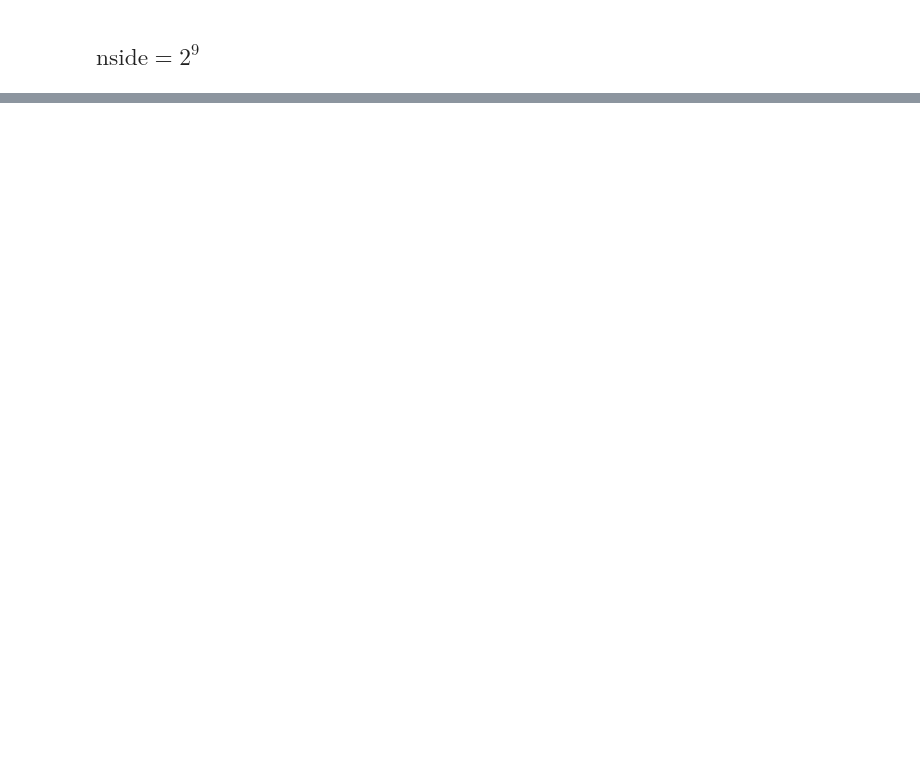
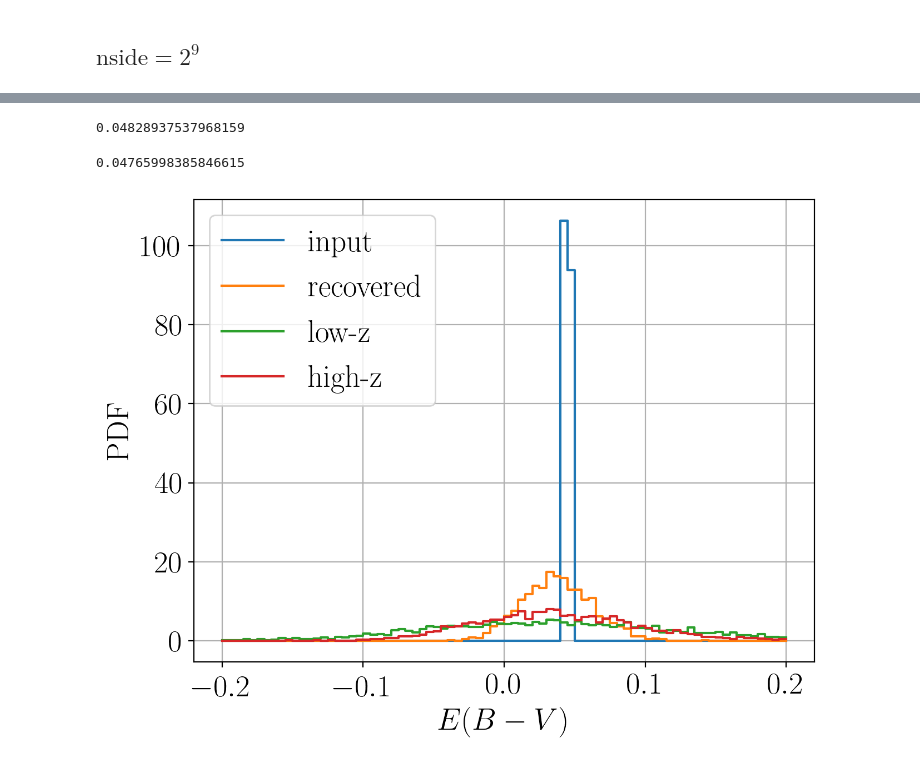
Before and after one commit to MBravoS/MW_dust_galcat, a Jupyter notebook: MW_dust_final_plots.ipynb, the cells around one changed output, grey strips where cells are left out. Saved outputs shown, nothing was run; the diff lists cells and outputs as text; code cells hidden in the pictures; blank space fills up the shorter version.

```diff
--- a/MW_dust_final_plots.ipynb
+++ b/MW_dust_final_plots.ipynb
@@ -323,0 +324,17 @@ plot.show()
+# %%
+np.median(map_Buz_r248_n9['input_map'])
+# %% [output]
+0.04828937537968159
+# %%
+np.median(map_GAL_r248_n9['input_map'])
+# %% [output]
+0.04765998385846615
+# %%
+sp.hist([map_Buz_r260_n9['input_map'].loc[(map_Buz_r260_n9['input_map']>0.04)&(map_Buz_r260_n9['input_map']<0.05)],
+         map_Buz_r260_n9['output_map'][(map_Buz_r260_n9['input_map']>0.04)&(map_Buz_r260_n9['input_map']<0.05)],
+         map_Buz_r260_n9['output_map_combined'][0][(map_Buz_r260_n9['input_map']>0.04)&(map_Buz_r260_n9['input_map']<0.05)],
+         map_Buz_r260_n9['output_map_combined'][-1][(map_Buz_r260_n9['input_map']>0.04)&(map_Buz_r260_n9['input_map']<0.05)]],
+        plabel=['input','recovered','low-z','high-z'],bins=[np.linspace(-0.2,0.2,81)]*4,xlabel='$E(B-V)$',ylabel='PDF')
+plot.show()
+# %% [output]
+[figure, added]
```
Also changed, not shown: parts of 4 cells of this notebook, 3 other files.
